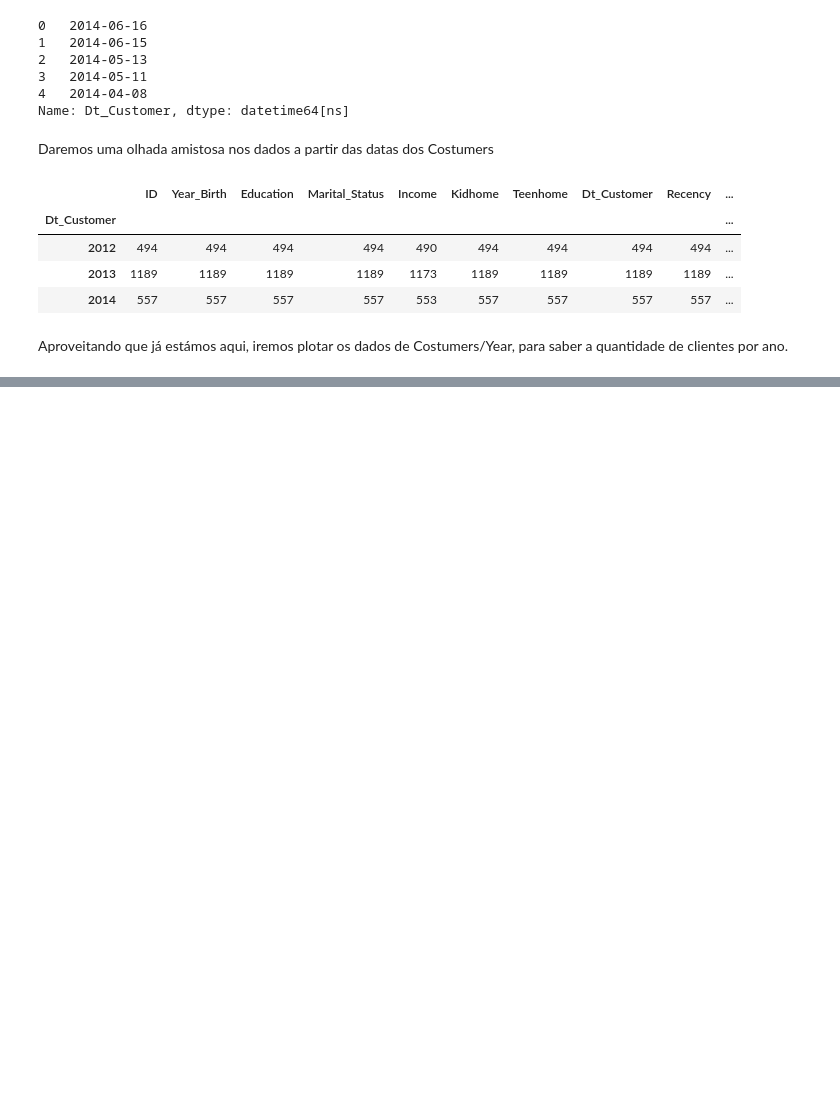
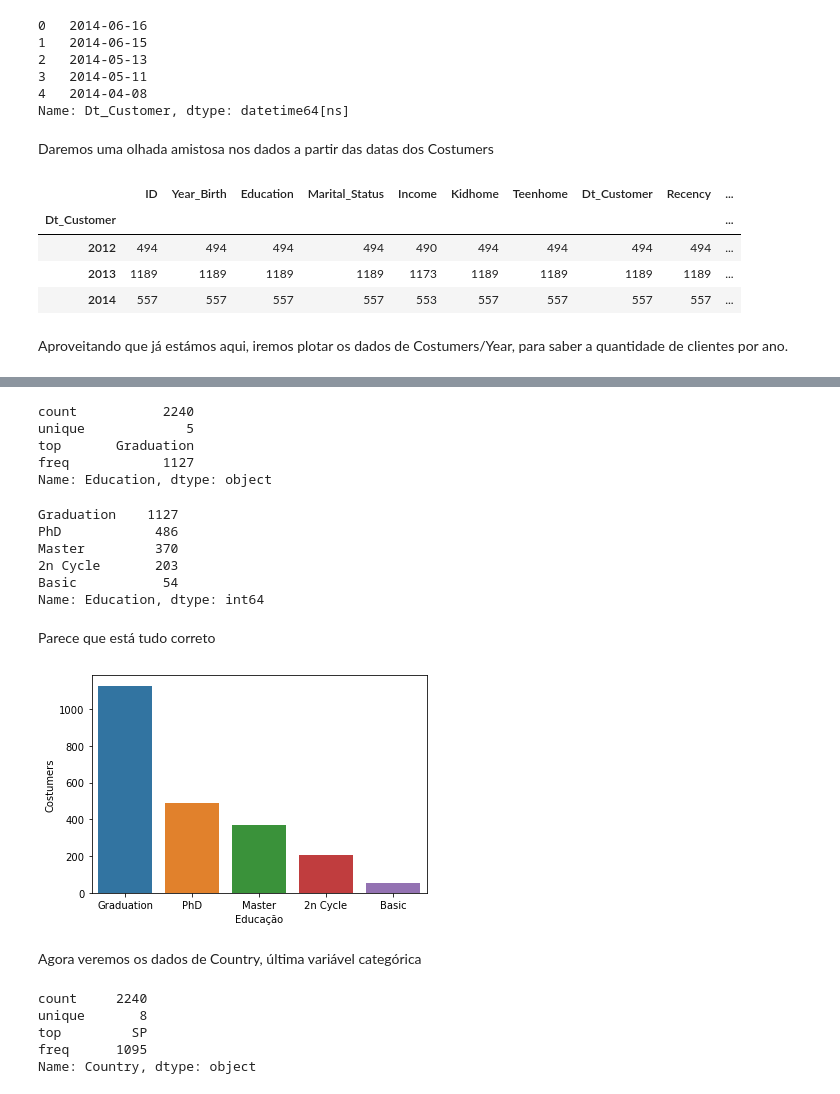
Before and after one commit to Beloin/marketing_analyze, a Jupyter notebook: market_analyze.ipynb, the cells around one changed output, grey strips where cells are left out. Cells and saved outputs as stored; diff of their text form; code cells hidden in the pictures; blank space fills up the shorter version.

```diff
--- a/market_analyze.ipynb
+++ b/market_analyze.ipynb
@@ -172,0 +262,38 @@ Vemos que os valores nulos só aparecem em Income.
+# %%
+base.Education.describe()
+# %% [output]
+count           2240
+unique             5
+top       Graduation
+freq            1127
+Name: Education, dtype: object
+# %%
+base.Education.value_counts()
+# %% [output]
+Graduation    1127
+PhD            486
+Master         370
+2n Cycle       203
+Basic           54
+Name: Education, dtype: int64
+# %% [markdown]
+Parece que está tudo correto
+# %%
+# Já que estamos aqui, vamos novamente também plotar os dados
+education_plot = base.Education.value_counts()
+srn.barplot(education_plot.index, education_plot.values)
+plt.xlabel('Educação')
+plt.ylabel('Costumers')
+plt.show()
+# %% [output]
+[figure, added]
+# %% [markdown]
+Agora veremos os dados de Country, última variável categórica
+# %%
+base.Country.describe()
+# %% [output]
+count     2240
+unique       8
+top         SP
+freq      1095
+Name: Country, dtype: object
```
Also changed, not shown: parts of 34 cells of this notebook.
